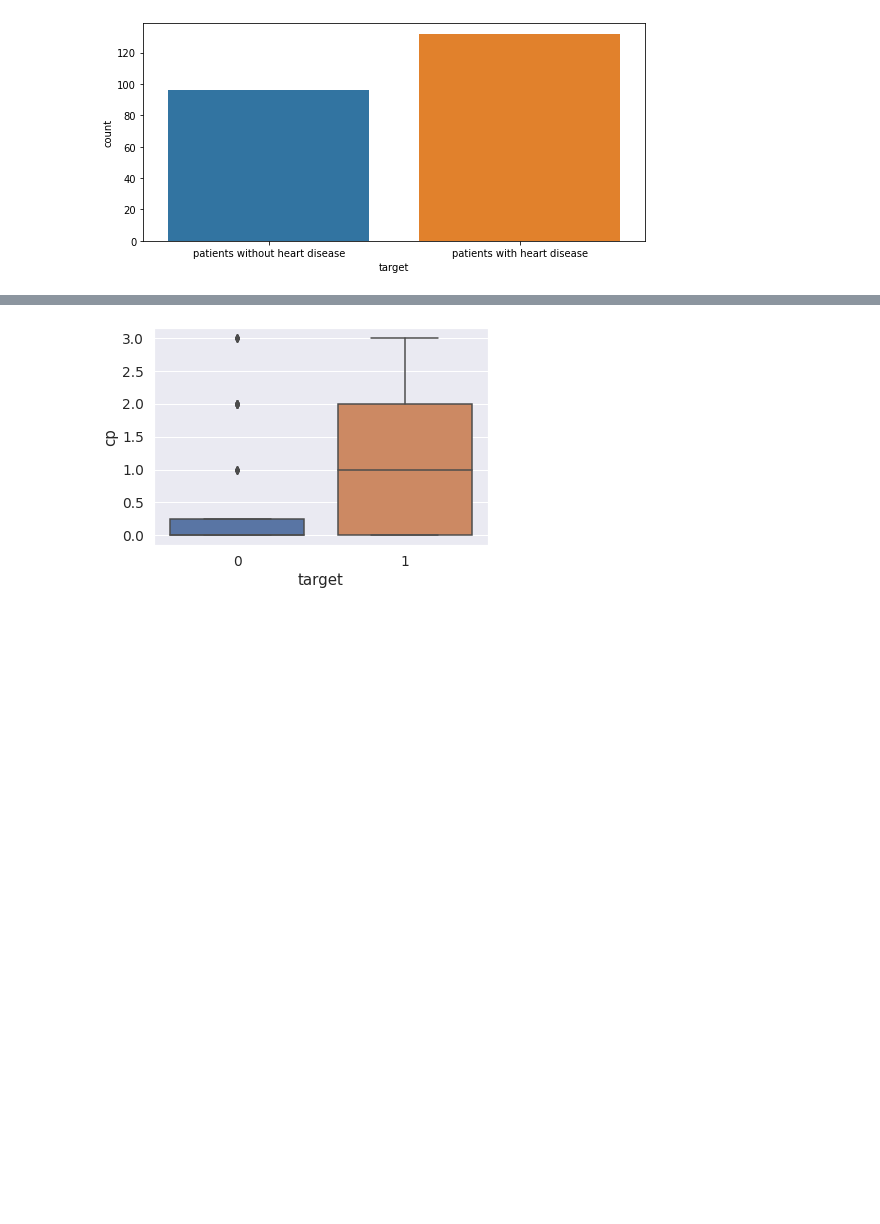
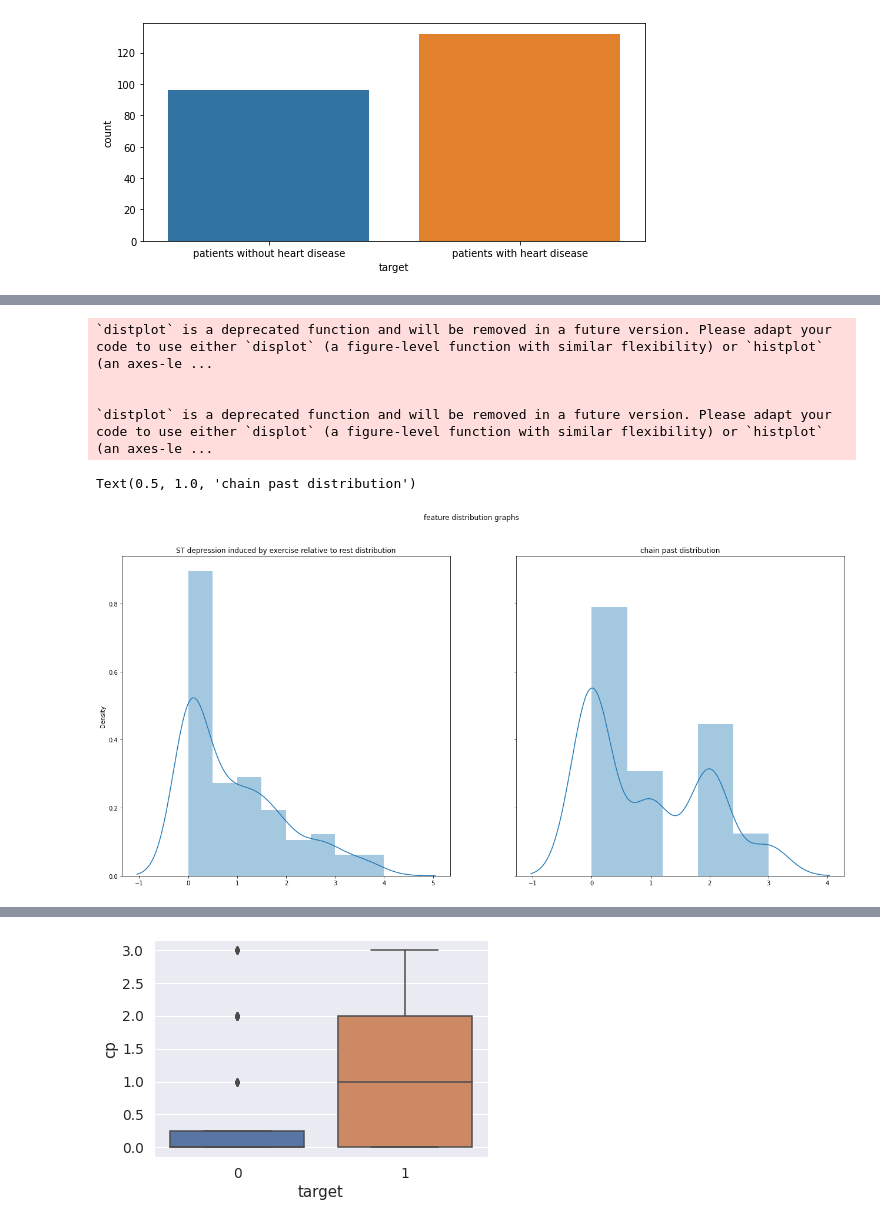
Before and after one commit to jik003/Machine-Learning_Project, a Jupyter notebook: Heart_Disease_data_eda.ipynb, the cells around one changed output, grey strips where cells are left out. Drawn from its saved outputs; the diff is of its cells as text; code cells hidden in the pictures; blank space fills up the shorter version.

```diff
--- a/Heart_Disease_data_eda.ipynb
+++ b/Heart_Disease_data_eda.ipynb
@@ -389,0 +401,18 @@ Text(0.5, 1.0, 'chol distribution')
+# %%
+figure, axes = plt.subplots(1, 2, figsize = (22,10), sharey=True)
+figure.suptitle('feature distribution graphs')
+
+#oldpeak distribution
+sns.distplot(ax=axes[0],x = df_cleaned['oldpeak'])
+axes[0].set_title('ST depression induced by exercise relative to rest distribution')
+
+#cp disgribution
+sns.distplot(ax=axes[1], x = df_cleaned['cp'])
+axes[1].set_title('chain past distribution')
+# %% [output]
+`distplot` is a deprecated function and will be removed in a future version. Please adapt your code to use either `displot` (a figure-level function with similar flexibility) or `histplot` (an axes-le ...
+
+
+`distplot` is a deprecated function and will be removed in a future version. Please adapt your code to use either `displot` (a figure-level function with similar flexibility) or `histplot` (an axes-le ...
+Text(0.5, 1.0, 'chain past distribution')
+[figure, added]
```
Also changed, not shown: parts of 14 cells of this notebook.
